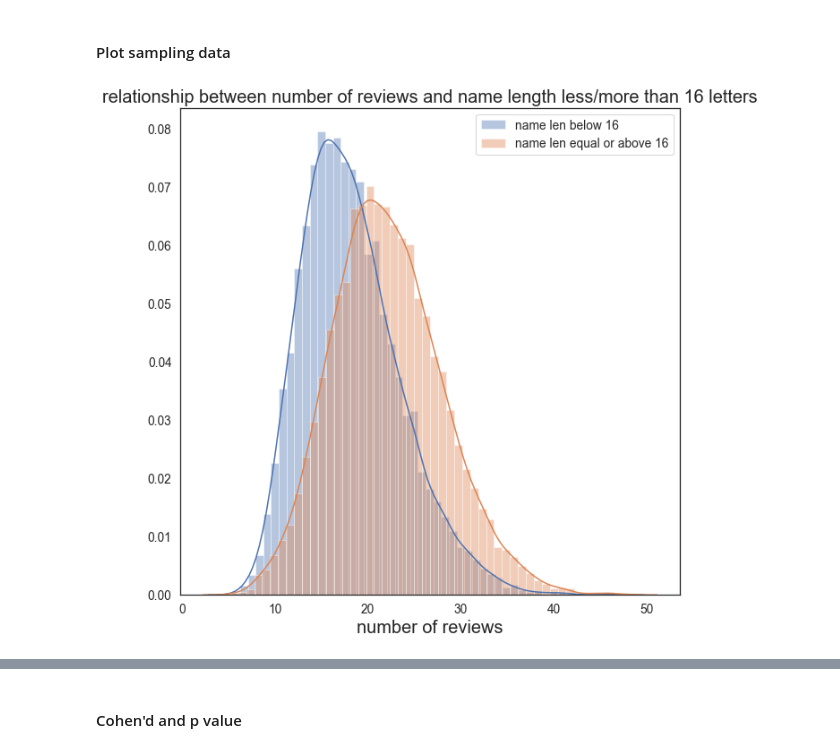
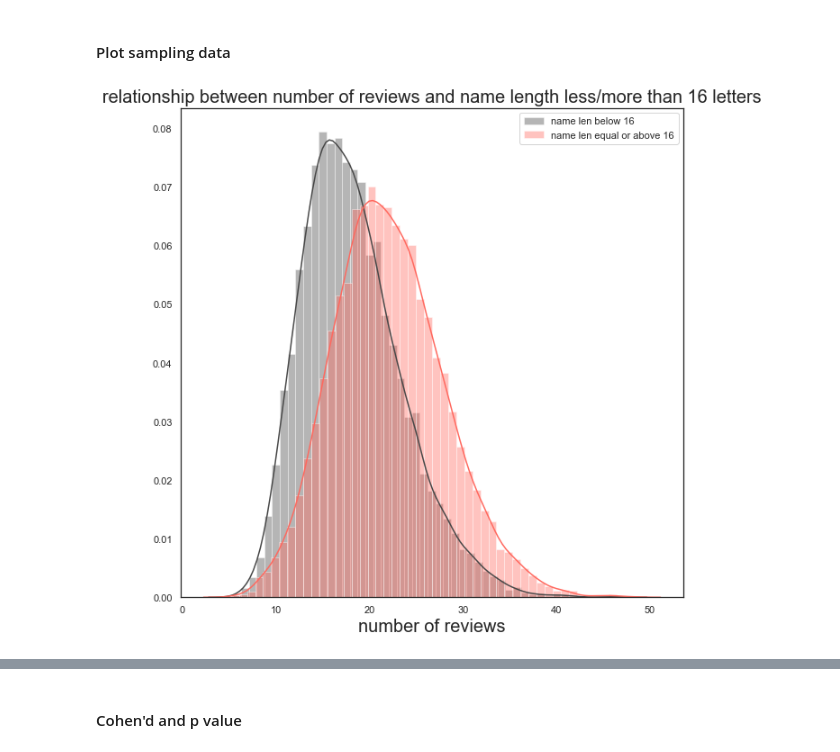
Before and after one commit to Ftan91/Statistical-Analysis-of-AirBnB-Listings-in-London-, a Jupyter notebook: london_airbnb.ipynb, the cells around one changed output, grey strips where cells are left out. Drawn from its saved outputs; the diff is of its cells as text; code cells hidden in the pictures.

```diff
--- a/london_airbnb.ipynb
+++ b/london_airbnb.ipynb
@@ -958,12 +956,12 @@ exper_sample_q2 = create_sample_distribution(exper_q2)
 #### Plot sampling data
 # %%
 plt.figure(figsize=(10, 10))
-sns.distplot(ctrl_sample_q2, label='name len below 16')
+sns.distplot(ctrl_sample_q2, label='name len below 16',color='#484848')
 sns.set_color_codes("muted")
-sns.distplot(exper_sample_q2, label='name len equal or above 16' )
+sns.distplot(exper_sample_q2, label='name len equal or above 16',color='#FF695F')
 sns.set_style("white")
 plt.title('relationship between number of reviews and name length less/more than 16 letters',fontsize=20)
 plt.xlabel('number of reviews',fontsize=20)
 plt.legend();
 # %% [output]
-[figure, old version]
+[figure, new version]
```
Also changed, not shown: parts of 3 cells of this notebook.
